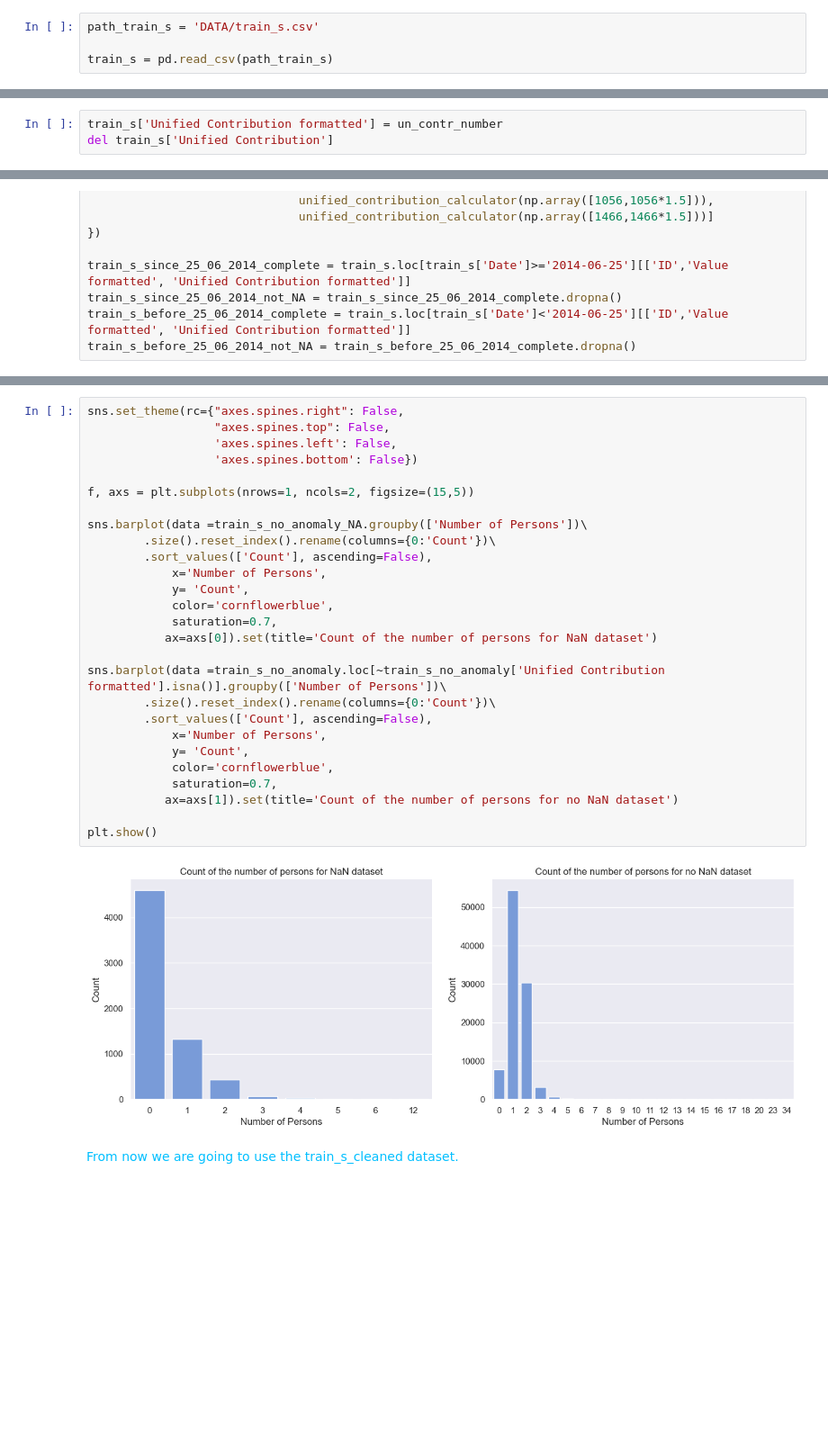
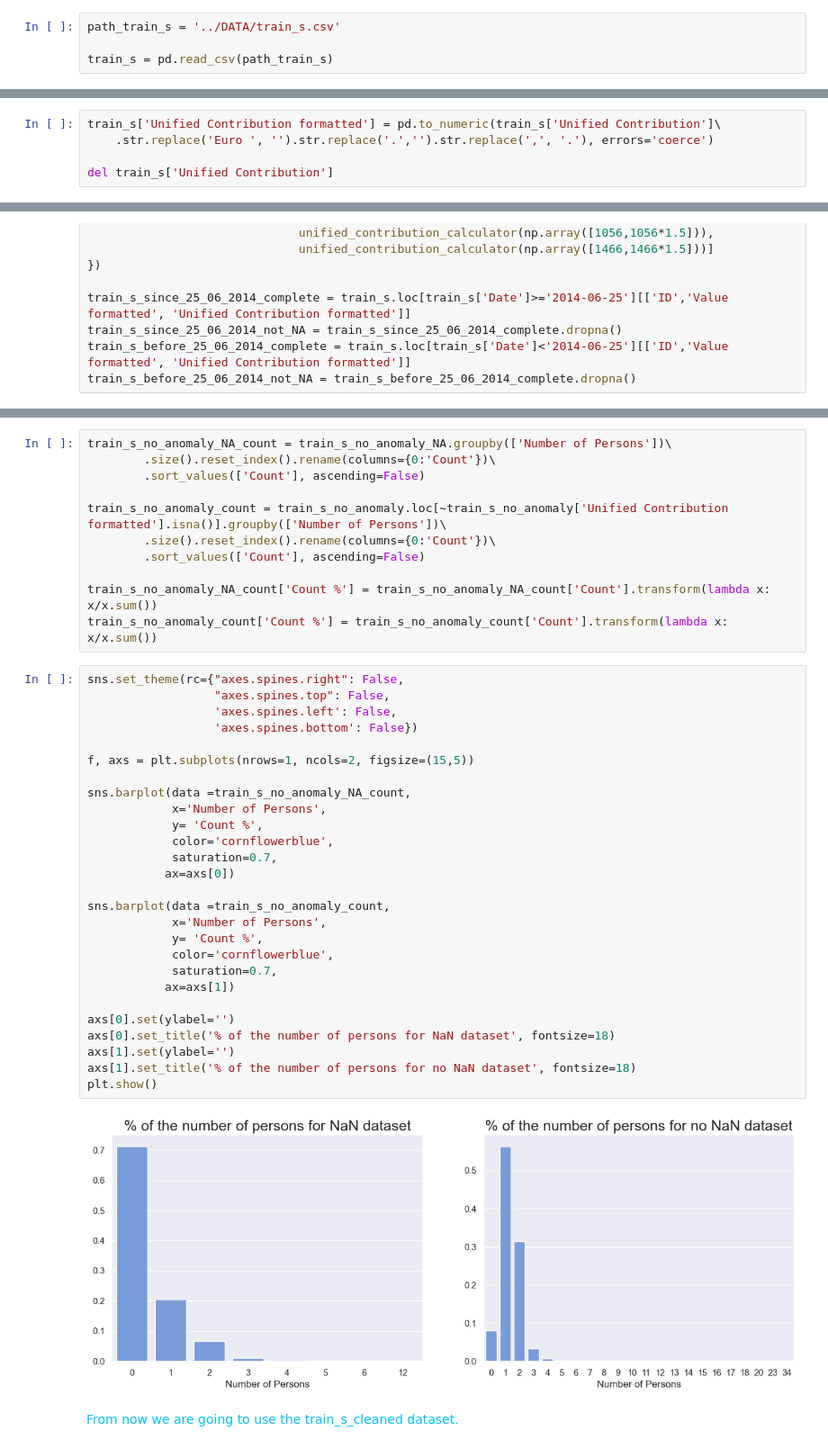
Before and after one commit to AdrianoEttari/EUSTEMA-Challenge, a Jupyter notebook: notebooks/Eustema_preprocessing_train_s.ipynb, the cells around one changed output, grey strips where cells are left out. Shown: that part at 90% size. Drawn from its saved outputs; the diff is of its cells as text; blank space fills up the shorter version.

```diff
--- a/notebooks/Eustema_preprocessing_train_s.ipynb
+++ b/notebooks/Eustema_preprocessing_train_s.ipynb
@@ -8,7 +8,7 @@ import seaborn as sns
 # %% [markdown]
 ## <a style=background:yellow;color:black id='eda_preproc'> EDA and preprocessing</a>
 # %%
-path_train_s = 'DATA/train_s.csv'
+path_train_s = '../DATA/train_s.csv'
 
 train_s = pd.read_csv(path_train_s)
 # %% [markdown]
@@ -162 +162,6 @@ Moreover, this field is formatted as the Value column was formatted, so we have
+# %%
+train_s['Unified Contribution formatted'] = pd.to_numeric(train_s['Unified Contribution']\
+    .str.replace('Euro ', '').str.replace('.','').str.replace(',', '.'), errors='coerce')
+
+del train_s['Unified Contribution']
 # %%
@@ -184,6 +194,3 @@ for value_string_wrong in un_contr_string_number:
-# %%
-train_s['Unified Contribution formatted'] = un_contr_number
-del train_s['Unified Contribution']
 # %% [markdown]
 #### In the following chunks we create a function which returns the indexes of the rows which are probably anomalies. To do this we check in each row the value of Value formatted. If the value formatted is in a given range, then its Unified Contribution formatted must be in a given range to be a correct value (the tables are shown above: there are two of them because after the 25th June 2014 they changed). If the Unified Contribution is not in that range, then the function append the index in the anomalies_index list. Notice the following things:
 
@@ -282,32 +285,43 @@ train_s_cleaned = train_s_cleaned.loc[~train_s_cleaned['ID'].isin(to_remove_NA)]
+# %%
+train_s_no_anomaly_NA_count = train_s_no_anomaly_NA.groupby(['Number of Persons'])\
+        .size().reset_index().rename(columns={0:'Count'})\
+        .sort_values(['Count'], ascending=False)
+
+train_s_no_anomaly_count = train_s_no_anomaly.loc[~train_s_no_anomaly['Unified Contribution formatted'].isna()].groupby(['Number of Persons'])\
+        .size().reset_index().rename(columns={0:'Count'})\
+        .sort_values(['Count'], ascending=False)
+
+train_s_no_anomaly_NA_count['Count %'] = train_s_no_anomaly_NA_count['Count'].transform(lambda x: x/x.sum())
+train_s_no_anomaly_count['Count %'] = train_s_no_anomaly_count['Count'].transform(lambda x: x/x.sum())
 # %%
 sns.set_theme(rc={"axes.spines.right": False,
                   "axes.spines.top": False,
                   'axes.spines.left': False,
                   'axes.spines.bottom': False})
 
 f, axs = plt.subplots(nrows=1, ncols=2, figsize=(15,5))
 
-sns.barplot(data =train_s_no_anomaly_NA.groupby(['Number of Persons'])\
-        .size().reset_index().rename(columns={0:'Count'})\
-        .sort_values(['Count'], ascending=False),
+sns.barplot(data =train_s_no_anomaly_NA_count,
             x='Number of Persons',
-            y= 'Count',
+            y= 'Count %',
             color='cornflowerblue',
             saturation=0.7,
-           ax=axs[0]).set(title='Count of the number of persons for NaN dataset')
+           ax=axs[0])
 
-sns.barplot(data =train_s_no_anomaly.loc[~train_s_no_anomaly['Unified Contribution formatted'].isna()].groupby(['Number of Persons'])\
-        .size().reset_index().rename(columns={0:'Count'})\
-        .sort_values(['Count'], ascending=False),
+sns.barplot(data =train_s_no_anomaly_count,
             x='Number of Persons',
-            y= 'Count',
+            y= 'Count %',
             color='cornflowerblue',
             saturation=0.7,
-           ax=axs[1]).set(title='Count of the number of persons for no NaN dataset')
+           ax=axs[1])
 
+axs[0].set(ylabel='')
+axs[0].set_title('% of the number of persons for NaN dataset', fontsize=18)
+axs[1].set(ylabel='')
+axs[1].set_title('% of the number of persons for no NaN dataset', fontsize=18)
 plt.show()
 # %% [output]
-[figure, old version]
+[figure, new version]
 # %% [markdown]
 <a style=color:deepskyblue> From now we are going to use the train_s_cleaned dataset. </a>
 # %% [markdown]
```
Also changed, not shown: parts of 27 cells of this notebook.
